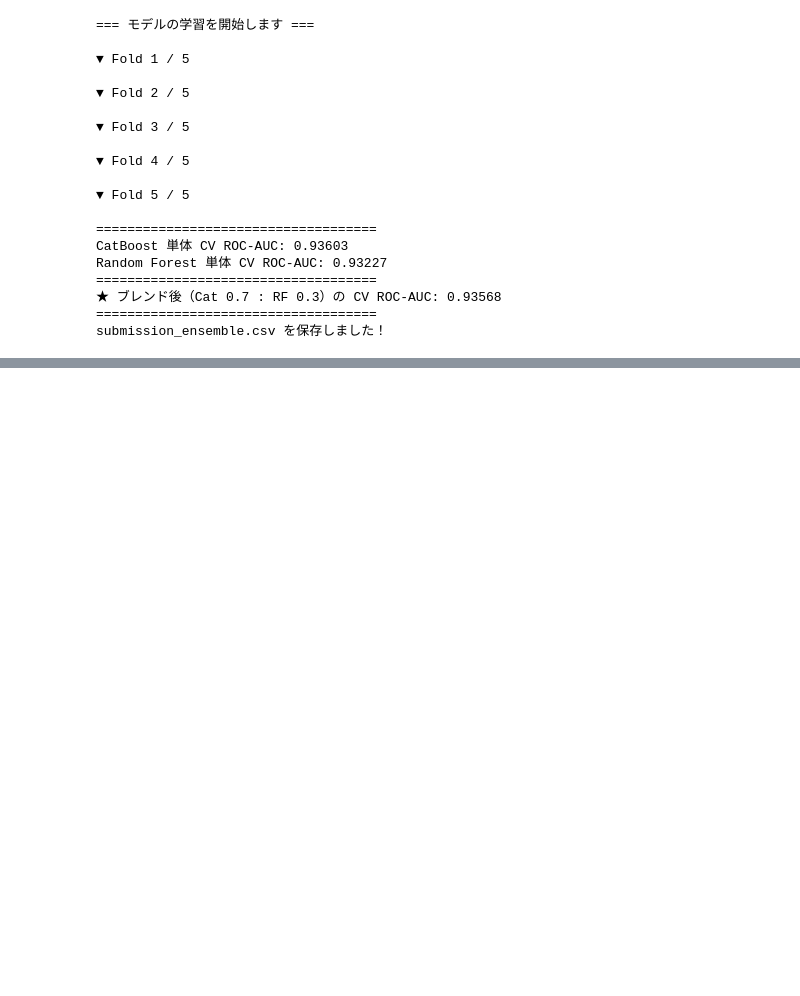
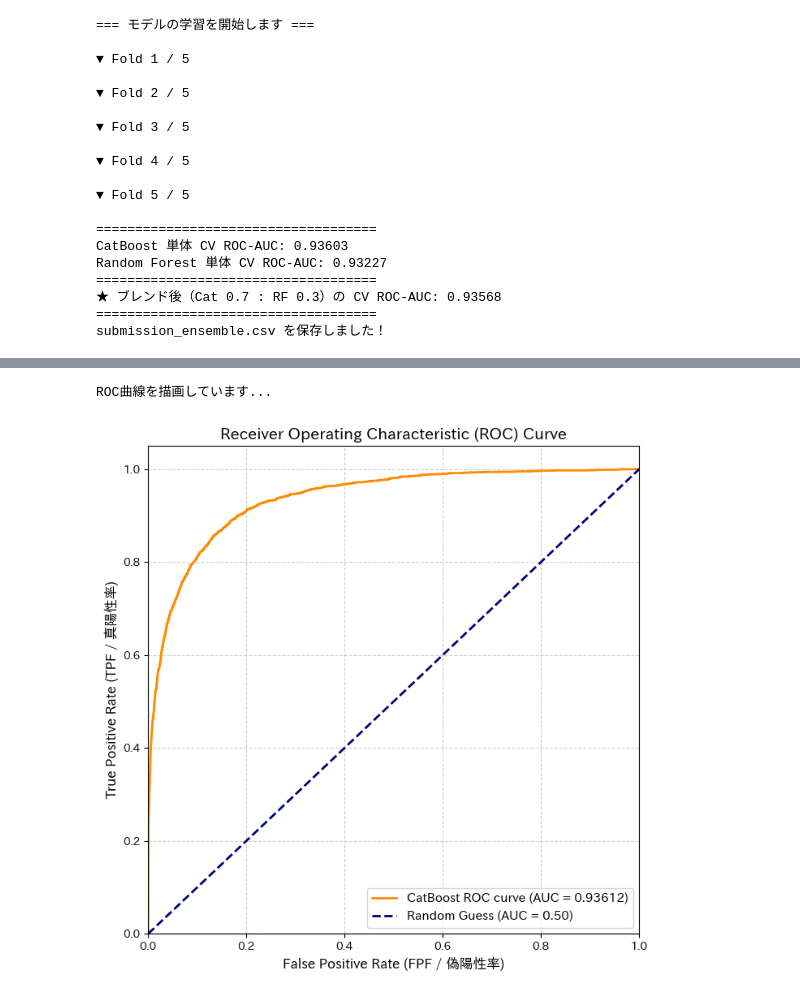
Before and after one commit to Neo-ambl/kaggle_tutorial_zone, a Jupyter notebook: notebooks/3_modeling/05251037_ameku.ipynb, the cells around one changed output, grey strips where cells are left out. Drawn from its saved outputs; the diff is of its cells as text; code cells hidden in the pictures; blank space fills up the shorter version.

```diff
--- a/notebooks/3_modeling/05251037_ameku.ipynb
+++ b/notebooks/3_modeling/05251037_ameku.ipynb
@@ -187,0 +298,39 @@ submission_ensemble.csv を保存しました！
+# %%
+import matplotlib.pyplot as plt
+from sklearn.metrics import roc_curve, auc
+
+# --- 4. ROC曲線の可視化コード（ここを追加！） ---
+print("\nROC曲線を描画しています...")
+
+# グラフ作成に必要な FPF（横軸）と TPF（縦軸）の軌跡を計算
+fpf, tpf, thresholds = roc_curve(y_train, oof_preds_cat)
+roc_auc = auc(fpf, tpf) # score_cat と同じ値になります
+
+# グラフのサイズとデザインを設定
+plt.figure(figsize=(7, 7), facecolor='white')
+
+# ① CatBoostのROC曲線をプロット（オレンジ色の線）
+plt.plot(fpf, tpf, color='darkorange', lw=2,
+         label=f'CatBoost ROC curve (AUC = {roc_auc:.5f})')
+
+# ② ランダムな勘（あてずっぽう）の基準線（紺色の点線）
+plt.plot([0, 1], [0, 1], color='navy', lw=2, linestyle='--',
+         label='Random Guess (AUC = 0.50)')
+
+# グラフの軸の範囲とラベルを設定
+plt.xlim([0.0, 1.0])
+plt.ylim([0.0, 1.05])
+plt.xlabel('False Positive Rate (FPF / 偽陽性率)', fontsize=12)
+plt.ylabel('True Positive Rate (TPF / 真陽性率)', fontsize=12)
+plt.title('Receiver Operating Characteristic (ROC) Curve', fontsize=14, fontweight='bold')
+
+# 凡例（右下のラベル説明）とグリッド（補助線）を表示
+plt.legend(loc="lower right", fontsize=11)
+plt.grid(True, linestyle='--', alpha=0.6)
+
+# 画面に表示
+plt.tight_layout()
+plt.show()
+# %% [output]
+ROC曲線を描画しています...
+[figure, added]
```
Also changed, not shown: parts of 1 cell of this notebook, 8 other files.
